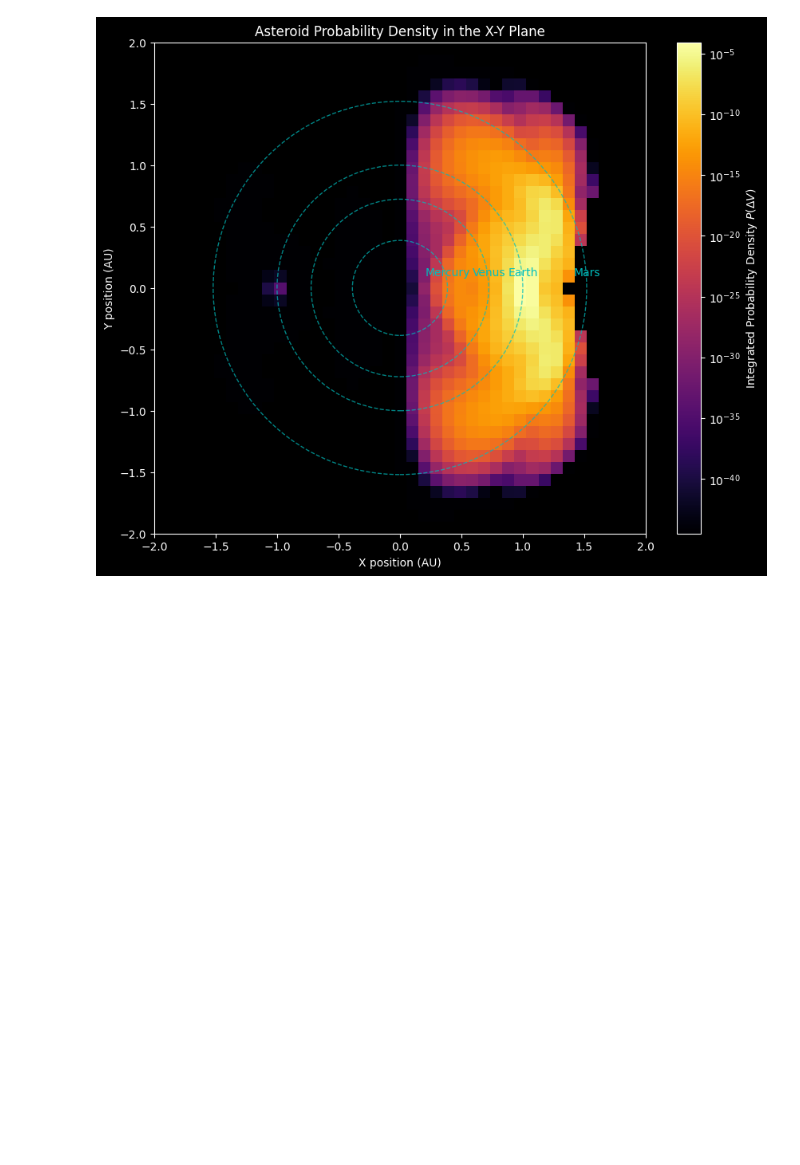
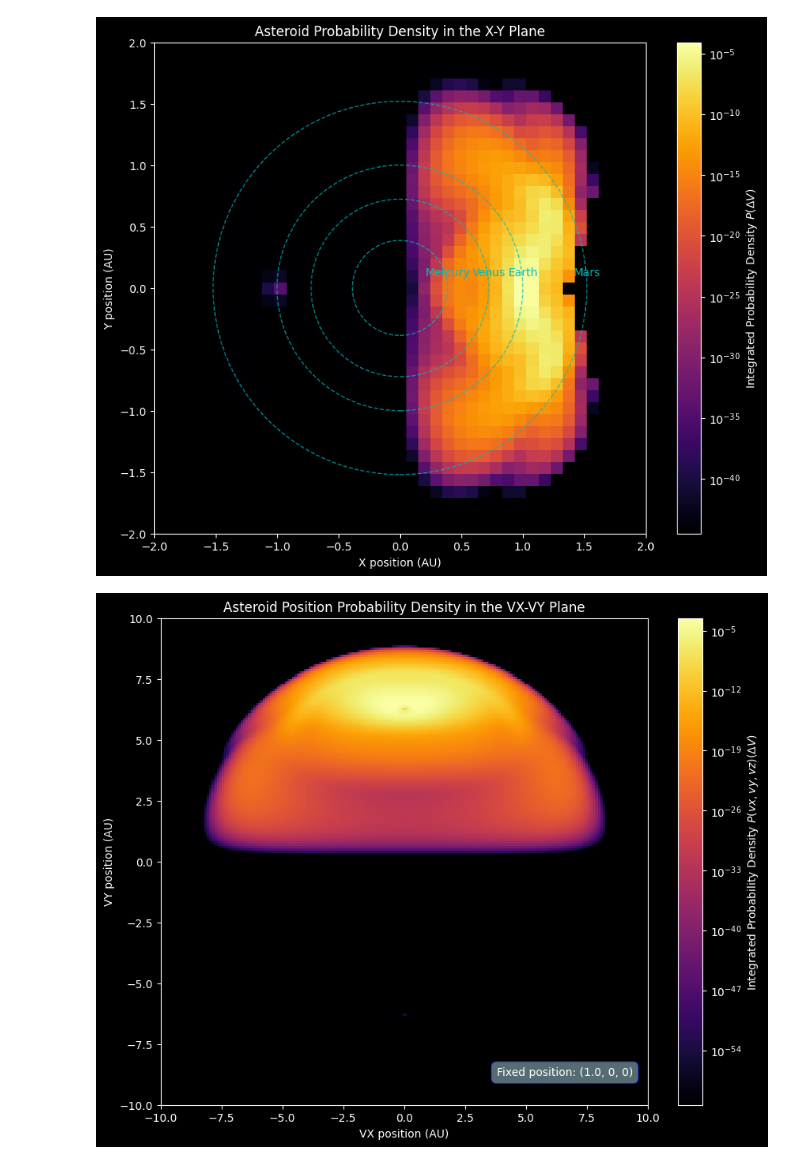
Before and after one commit to JuanitaAgudelo/TesisRepo, a Jupyter notebook: density_space_mapping/XY_grid_map_fixed_r.ipynb, the cells around one changed output. Cells and saved outputs as stored; diff of their text form; code cells hidden in the pictures; blank space fills up the shorter version.

```diff
--- a/density_space_mapping/XY_grid_map_fixed_r.ipynb
+++ b/density_space_mapping/XY_grid_map_fixed_r.ipynb
@@ -387,5 +442,5 @@ Starting probability mapping...
 # %%
-with open("data_results/method 6/PX_fixedv_xmin=-2_xmax=2_ymin=-2_ymax=2_vx=0.0_vy=9.94_vz=0.0.npy", "rb") as f:
+with open("data_results/method 6/PX_fixedv_vxmin=-10_vxmax=10_vymin=-10_vymax=10_vz=0.0.npy", "rb") as f:
     integral_grid = np.load(f, allow_pickle=False)
 
 x_min, x_max = -2, 2
@@ -682,3 +737,37 @@ plot_orbit(1.52, 'Mars')
 plt.show()
 # %% [output]
 [figure]
+# %%
+with open("data_results/method 6/PX_fixedv_vxmin=-10_vxmax=10_vymin=-10_vymax=10_x=1.0.npy", "rb") as f:
+    integral_grid = np.load(f, allow_pickle=False)
+
+vx_min, vx_max = -10, 10
+vy_min, vy_max = -10, 10
+x = 1.0
+
+plt.style.use('dark_background')
+fig, ax = plt.subplots(figsize=(10, 8))
+
+im = ax.imshow(
+    integral_grid['value'],
+    #log_prob_map, # Uncomment this line to plot the log of the probability
+    cmap='inferno',
+    extent=[vx_min, vx_max, vy_min, vy_max],
+    origin='lower',
+    interpolation='nearest',
+    norm=LogNorm()
+)
+
+cbar = fig.colorbar(im)
+cbar.set_label('Integrated Probability Density $P(vx,vy,vz)(\Delta V)$')
+
+ax.set_xlabel('VX position (AU)')
+ax.set_ylabel('VY position (AU)')
+ax.set_title('Asteroid Position Probability Density in the VX-VY Plane')
+ax.set_aspect('equal', adjustable='box')
+ax.text(6.6, -8.8, f'Fixed position: ({x}, 0, 0)', color='white', ha='center', bbox=dict(facecolor='lightblue', alpha=0.5, edgecolor='blue', boxstyle='round,pad=0.5'))
+plt.savefig("figures/PX_fixedv_vxmin=-10_vxmax=10_vymin=-10_vymax=10_x=1.0.png", dpi=300, bbox_inches='tight')
+
+plt.show()
+# %% [output]
+[figure, added]
```
Also changed, not shown: parts of 5 cells of this notebook, 7 other files.
